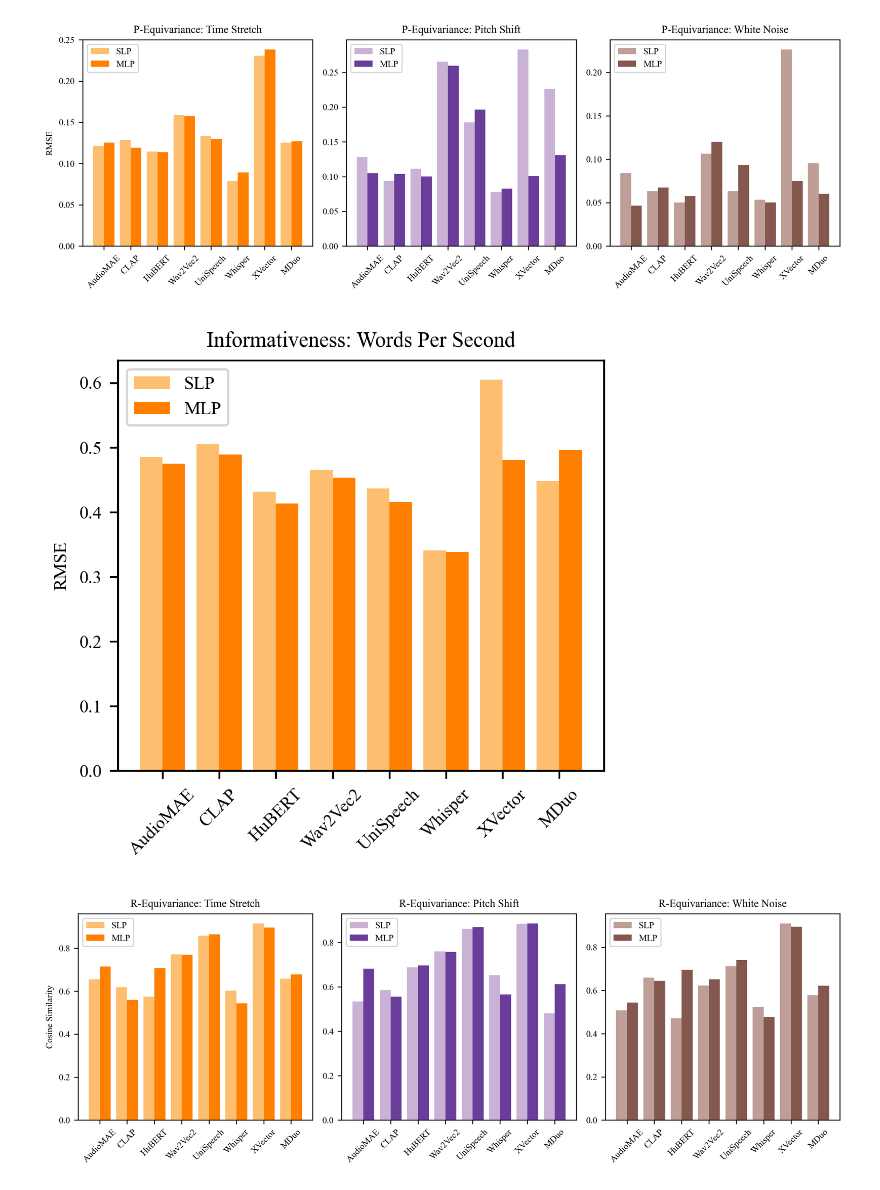
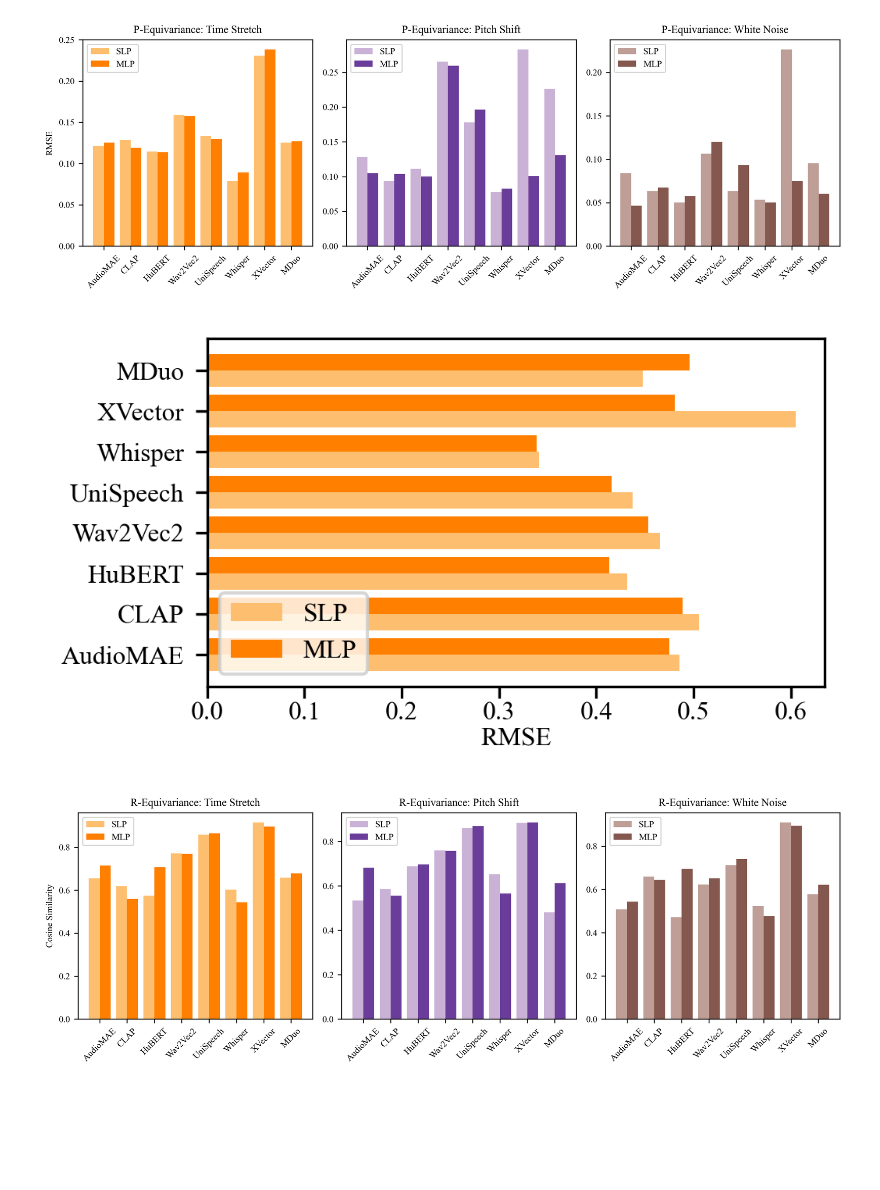
Before and after one commit to lauraibnz/synesis, a Jupyter notebook: vis/visualize_librispeech.ipynb, the cells around one changed output. Cells and saved outputs as stored; diff of their text form; code cells hidden in the pictures; blank space fills up the shorter version.

```diff
--- a/vis/visualize_librispeech.ipynb
+++ b/vis/visualize_librispeech.ipynb
@@ -260,47 +260,48 @@ plt.show()
 # %%
 # Create a combined INFO_DOWN dataframe with a new 'Type' column.
 df_info_nonlinear["Type"] = "MLP"
 df_info_linear["Type"] = "SLP"
 df_info_combined = pd.concat([df_info_nonlinear, df_info_linear])
 
 # Pivot the data so each feature has both SLP and MLP MSE values.
 pivot = df_info_combined.pivot(index="Feature", columns="Type", values="MSE")
 pivot = pivot.reindex(feature_order)
 
+import matplotlib.pyplot as plt
 import numpy as np
 
 # Use the Paired colormap from matplotlib
 cmap = plt.get_cmap("Paired")
 colors_info = {"SLP": cmap(6), "MLP": cmap(7)}
 
-x = np.arange(len(pivot.index))
-bar_width = 0.4
+y = np.arange(len(pivot.index))
+bar_height = 0.4
 
-fig, ax = plt.subplots(figsize=(10 * 2.6 / 7.14, 3.5))
-ax.bar(
-    x - bar_width / 2,
+fig, ax = plt.subplots(figsize=(10 * 2.5 / 7.14, 2))
+ax.barh(
+    y - bar_height / 2,
     pivot["SLP"],
-    width=bar_width,
+    height=bar_height,
     color=colors_info["SLP"],
     label="SLP",
 )
-ax.bar(
-    x + bar_width / 2,
+ax.barh(
+    y + bar_height / 2,
     pivot["MLP"],
-    width=bar_width,
+    height=bar_height,
     color=colors_info["MLP"],
     label="MLP",
 )
 
-ax.set_xticks(x)
-ax.set_xticklabels(pivot.index, rotation=45)
-ax.set_ylabel("RMSE")
-ax.set_title("Informativeness: Words Per Second")
-ax.legend(loc="upper left")
+ax.set_yticks(y)
+ax.set_yticklabels(pivot.index)
+ax.set_xlabel("RMSE", labelpad=0.7)
+ax.tick_params(axis="x", which="major", pad=1)
+ax.legend(loc="lower left", framealpha=0.8)
 plt.tight_layout()
 plt.show()
 # %% [output]
-[figure, old version]
+[figure, new version]
 # %%
 # ----- EQUI_FEAT Combined Plot (Main Visualization using Cosine metric) -----
 # Create cosine data for EQUI_FEAT from results
```
Also changed, not shown: 3 other files.
